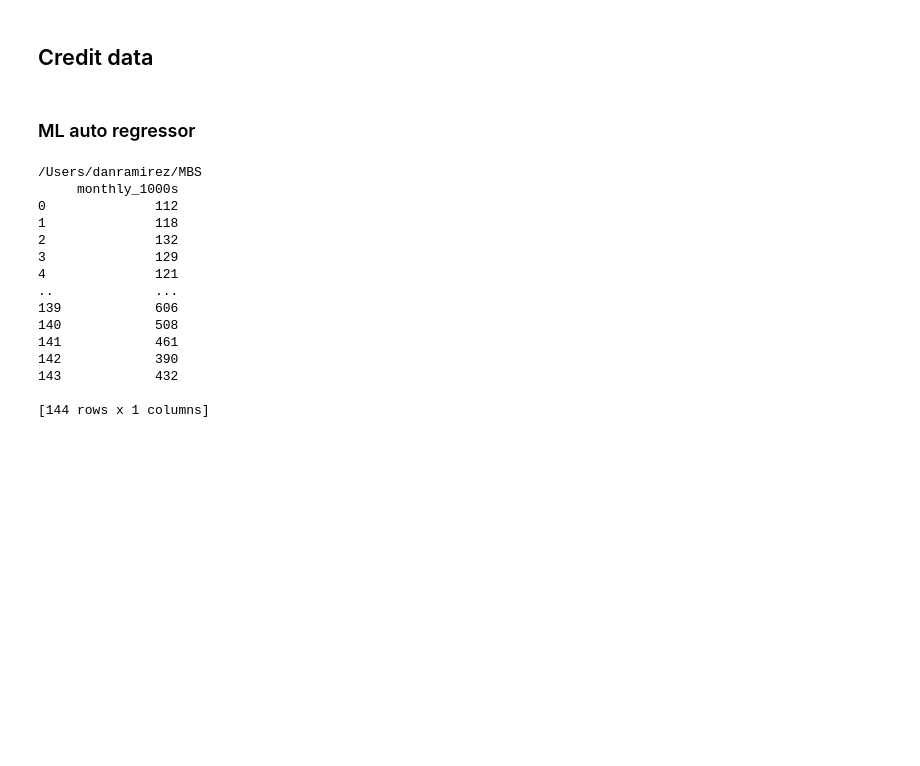
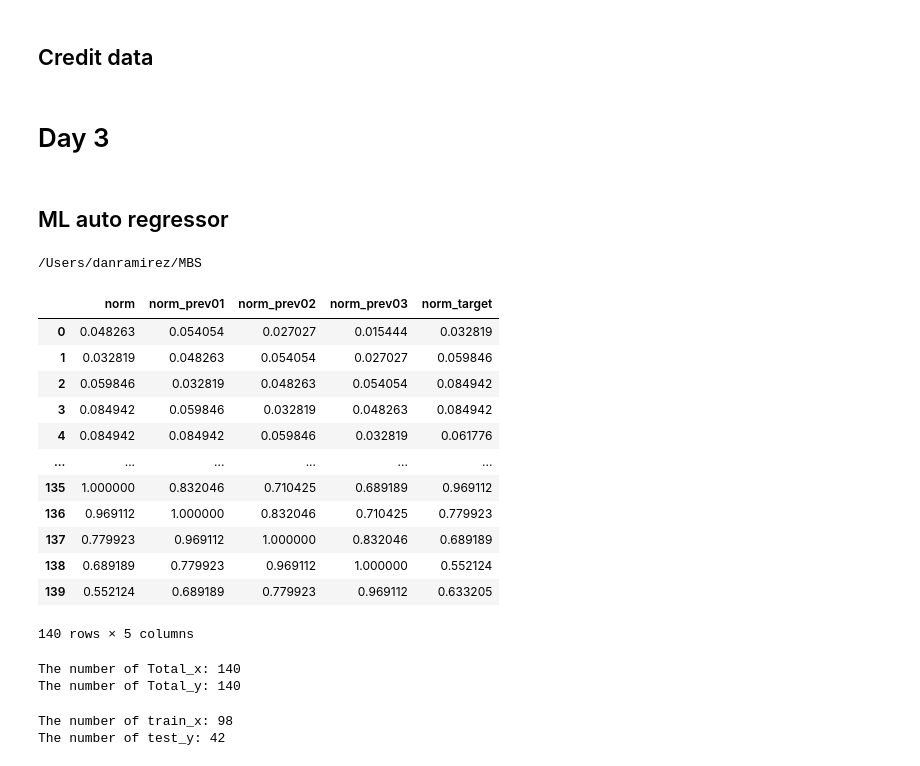
Before and after one commit to Dandata0101/MBS-projects, a Jupyter notebook: x-workspace_class_2ndSemester.ipynb, the cells around one changed output. Cells and saved outputs as stored; diff of their text form; code cells hidden in the pictures; blank space fills up the shorter version.

Commit message:
updated training fx

```diff
--- a/x-workspace_class_2ndSemester.ipynb
+++ b/x-workspace_class_2ndSemester.ipynb
@@ -264,37 +264,76 @@ model = sm.OLS(Y, X).fit()
 
 # Print the summary of the regression model
 print(model.summary())
+# %% [markdown]
+# Day 3
 # %% [markdown]
-### ML auto regressor
+## ML auto regressor
 # %%
 import matplotlib.pyplot as plt
 import os
 import pandas as pd
 import numpy as np
 import statsmodels.api as sm
 from sklearn import preprocessing
 from sklearn.model_selection import train_test_split
+from sklearn.preprocessing import MinMaxScaler
+from numpy.random import randn
+
 
 # Paths and directory
 current_directory = os.getcwd()
 print(current_directory)
 
 file = os.path.join(current_directory, "01-data/ML_auto", "auto_regressor.xlsx")
 df = pd.read_excel(file, usecols=['monthly_1000s'])
-print(df)
+
+s=preprocessing.MinMaxScaler()
+scaled=s.fit_transform(df)
+df_scaled=pd.DataFrame(scaled,columns=['norm'])
+
+df_scaled['norm_prev01']=df_scaled['norm'].shift(1)
+df_scaled['norm_prev02']=df_scaled['norm'].shift(2)
+df_scaled['norm_prev03']=df_scaled['norm'].shift(3)
+df_scaled['norm_target']=df_scaled['norm'].shift(-1)
+
+df_scaled=df_scaled.dropna()
+df_scaled=df_scaled.reset_index(drop=True)
+
+df_scaled
 # %% [output]
 /Users/danramirez/MBS
-     monthly_1000s
-0              112
-1              118
-2              132
-3              129
-4              121
-..             ...
-139            606
-140            508
-141            461
-142            390
-143            432
-
-[144 rows x 1 columns]
+|  | norm | norm_prev01 | norm_prev02 | norm_prev03 | norm_target |
+| 0 | 0.048263 | 0.054054 | 0.027027 | 0.015444 | 0.032819 |
+| 1 | 0.032819 | 0.048263 | 0.054054 | 0.027027 | 0.059846 |
+| 2 | 0.059846 | 0.032819 | 0.048263 | 0.054054 | 0.084942 |
+| 3 | 0.084942 | 0.059846 | 0.032819 | 0.048263 | 0.084942 |
+| 4 | 0.084942 | 0.084942 | 0.059846 | 0.032819 | 0.061776 |
+| ... | ... | ... | ... | ... | ... |
+| 135 | 1.000000 | 0.832046 | 0.710425 | 0.689189 | 0.969112 |
+| 136 | 0.969112 | 1.000000 | 0.832046 | 0.710425 | 0.779923 |
+| 137 | 0.779923 | 0.969112 | 1.000000 | 0.832046 | 0.689189 |
+| 138 | 0.689189 | 0.779923 | 0.969112 | 1.000000 | 0.552124 |
+| 139 | 0.552124 | 0.689189 | 0.779923 | 0.969112 | 0.633205 |
+140 rows × 5 columns
+# %%
+train_ratio=0.7
+total_x,total_y=[],[]
+
+for i in range(df_scaled.shape[0]):
+    total_x.append(np.array(df_scaled.loc[i,['norm','norm_prev01','norm_prev02','norm_prev03']].values))
+    total_y.append(df_scaled.loc[i,'norm_target'])
+total_x=np.array(total_x)
+total_y=np.array(total_y)
+
+print('The number of Total_x:',total_x.shape[0])
+print('The number of Total_y:',total_y.shape[0])
+# %% [output]
+The number of Total_x: 140
+The number of Total_y: 140
+# %%
+train_x,Test_x,train_y,test_y = train_test_split(total_x,total_y,train_size= train_ratio)
+print('The number of train_x:',train_x.shape[0])
+print('The number of test_y:',test_y.shape[0])
+# %% [output]
+The number of train_x: 98
+The number of test_y: 42
```
Also changed, not shown: parts of 3 cells of this notebook.
